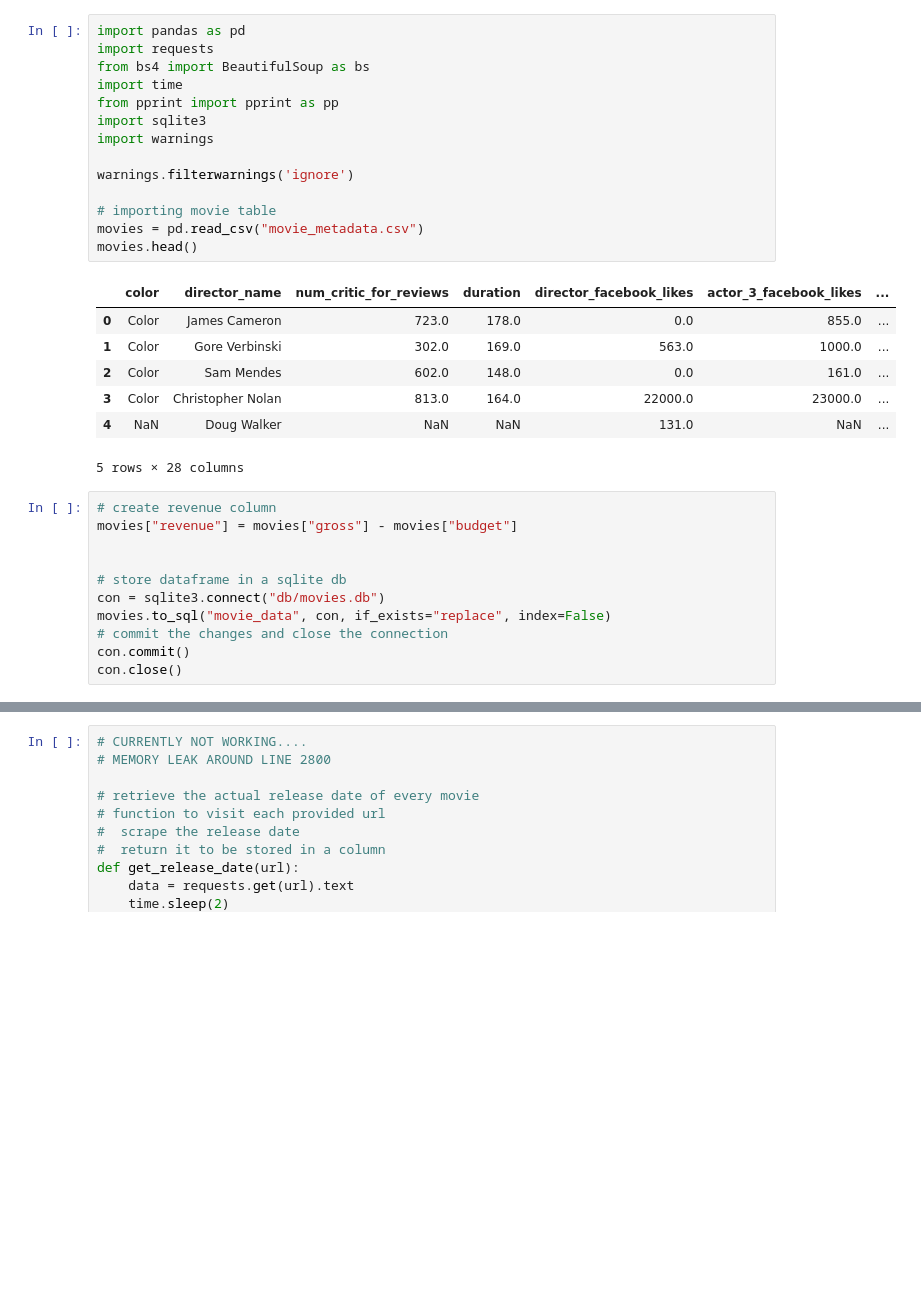
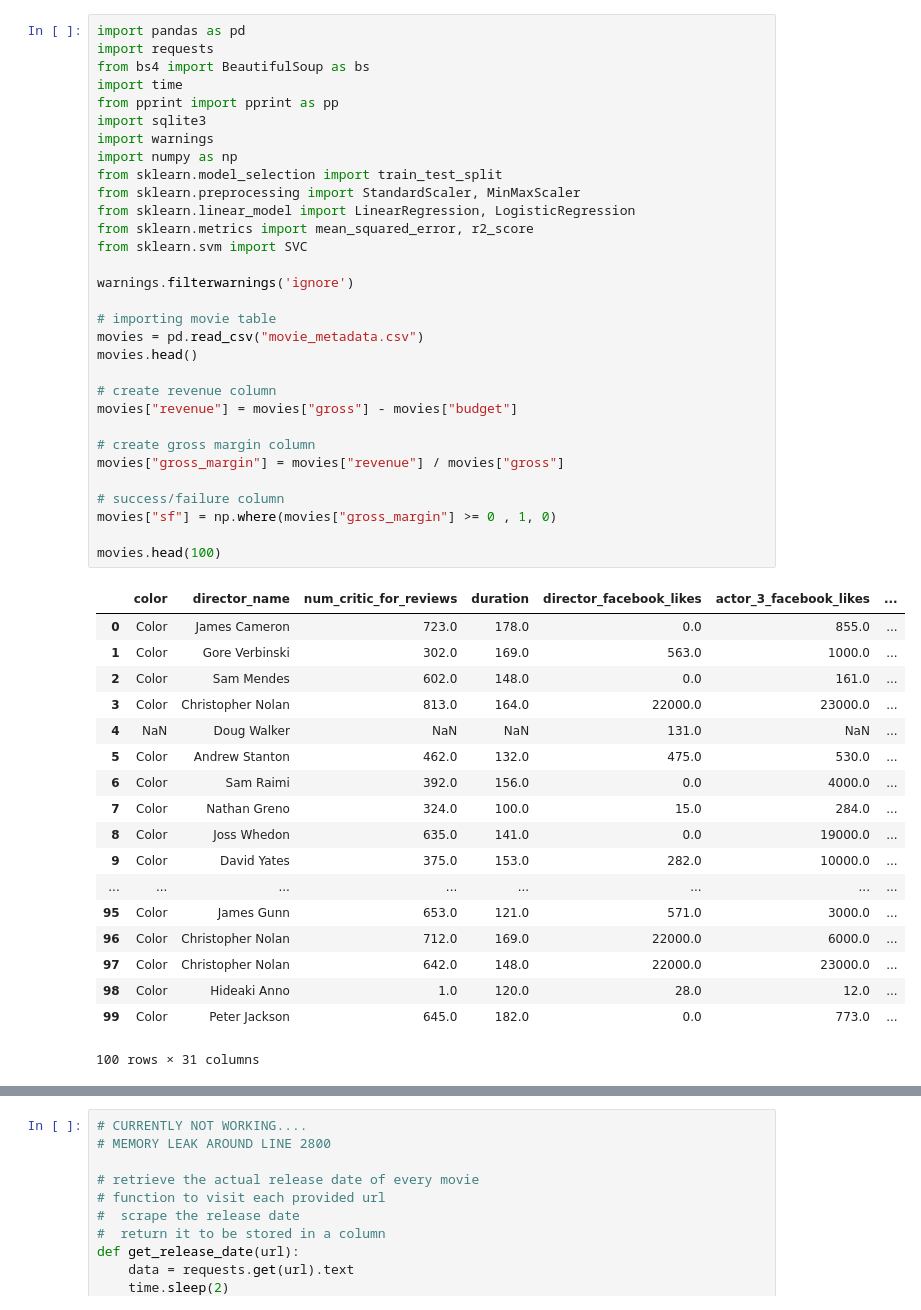
Before and after one commit to styrofomeBoots/project_3, a Jupyter notebook: seth_workbook.ipynb, the cells around one changed output, grey strips where cells are left out. Cells and saved outputs as stored; diff of their text form; blank space fills up the shorter version.

```diff
--- a/seth_workbook.ipynb
+++ b/seth_workbook.ipynb
@@ -1,33 +1,50 @@
 # %%
 import pandas as pd
 import requests
 from bs4 import BeautifulSoup as bs
 import time
 from pprint import pprint as pp
 import sqlite3
 import warnings
+import numpy as np
+from sklearn.model_selection import train_test_split
+from sklearn.preprocessing import StandardScaler, MinMaxScaler
+from sklearn.linear_model import LinearRegression, LogisticRegression
+from sklearn.metrics import mean_squared_error, r2_score
+from sklearn.svm import SVC
 
 warnings.filterwarnings('ignore')
 
 # importing movie table
 movies = pd.read_csv("movie_metadata.csv")
 movies.head()
+
+# create revenue column
+movies["revenue"] = movies["gross"] - movies["budget"]
+
+# create gross margin column
+movies["gross_margin"] = movies["revenue"] / movies["gross"]
+
+# success/failure column
+movies["sf"] = np.where(movies["gross_margin"] >= 0 , 1, 0)
+
+movies.head(100)
 # %% [output]
 |  | color | director_name | num_critic_for_reviews | duration | director_facebook_likes | actor_3_facebook_likes | ... |
 | 0 | Color | James Cameron | 723.0 | 178.0 | 0.0 | 855.0 | ... |
 | 1 | Color | Gore Verbinski | 302.0 | 169.0 | 563.0 | 1000.0 | ... |
 | 2 | Color | Sam Mendes | 602.0 | 148.0 | 0.0 | 161.0 | ... |
 | 3 | Color | Christopher Nolan | 813.0 | 164.0 | 22000.0 | 23000.0 | ... |
 | 4 | NaN | Doug Walker | NaN | NaN | 131.0 | NaN | ... |
+| 5 | Color | Andrew Stanton | 462.0 | 132.0 | 475.0 | 530.0 | ... |
+| 6 | Color | Sam Raimi | 392.0 | 156.0 | 0.0 | 4000.0 | ... |
+| 7 | Color | Nathan Greno | 324.0 | 100.0 | 15.0 | 284.0 | ... |
+| 8 | Color | Joss Whedon | 635.0 | 141.0 | 0.0 | 19000.0 | ... |
+| 9 | Color | David Yates | 375.0 | 153.0 | 282.0 | 10000.0 | ... |
+| ... | ... | ... | ... | ... | ... | ... | ... |
+| 95 | Color | James Gunn | 653.0 | 121.0 | 571.0 | 3000.0 | ... |
+| 96 | Color | Christopher Nolan | 712.0 | 169.0 | 22000.0 | 6000.0 | ... |
+| 97 | Color | Christopher Nolan | 642.0 | 148.0 | 22000.0 | 23000.0 | ... |
+| 98 | Color | Hideaki Anno | 1.0 | 120.0 | 28.0 | 12.0 | ... |
+| 99 | Color | Peter Jackson | 645.0 | 182.0 | 0.0 | 773.0 | ... |
-5 rows × 28 columns
+100 rows × 31 columns
-# %%
-# create revenue column
-movies["revenue"] = movies["gross"] - movies["budget"]
-
-
-# store dataframe in a sqlite db
-con = sqlite3.connect("db/movies.db")
-movies.to_sql("movie_data", con, if_exists="replace", index=False)
-# commit the changes and close the connection
-con.commit()
-con.close()
```
Also changed, not shown: parts of 12 cells of this notebook.
